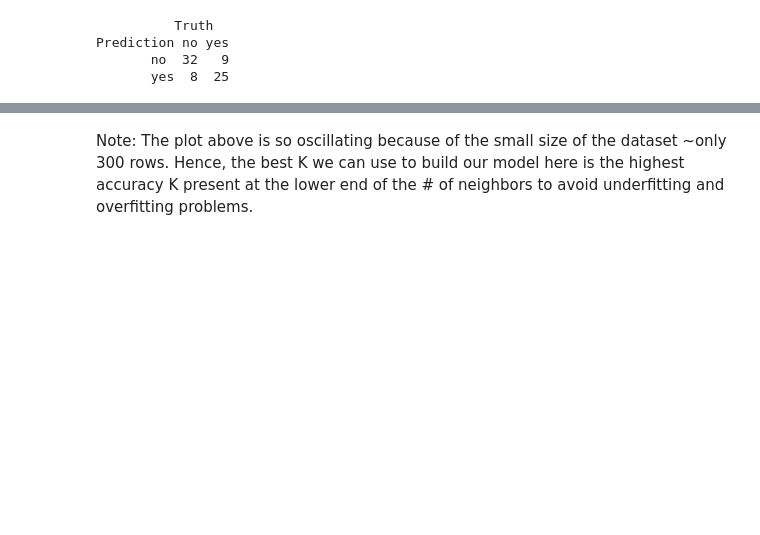
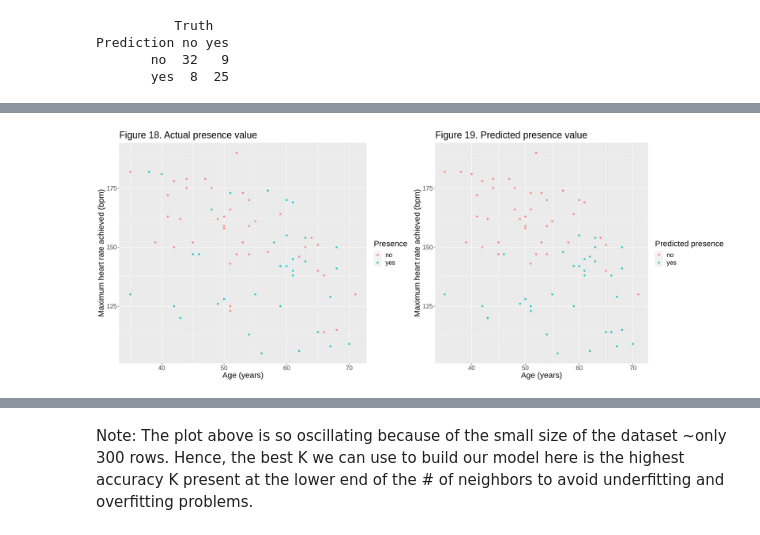
Before and after one commit to tashijain/DSCI100GroupProject, a Jupyter notebook: group_project_report.ipynb, the cells around one changed output, grey strips where cells are left out. Saved outputs shown, nothing was run; the diff lists cells and outputs as text; code cells hidden in the pictures; blank space fills up the shorter version.

```diff
--- a/group_project_report.ipynb
+++ b/group_project_report.ipynb
@@ -686,0 +683,19 @@ Prediction no yes
+# %%
+options(repr.plot.width = 20, repr.plot.height = 8)
+
+age_thalach_plot <- ggplot(hd_test_predictions, aes(x = age, y = thalach, color = presence)) +
+            geom_point(alpha = 0.8) +
+            labs(x = "Age (years)", y = "Maximum heart rate achieved (bpm)", colour = "Presence") +
+            theme(text = element_text(size = 18)) +
+            ggtitle("Figure 18. Actual presence value")
+
+
+age_thalach_preds <- ggplot(hd_test_predictions, aes(x = age, y = thalach, color = .pred_class)) +
+            geom_point(alpha = 0.8) +
+            labs(x = "Age (years)", y = "Maximum heart rate achieved (bpm)", colour = "Predicted presence") +
+            theme(text = element_text(size = 18)) +
+            ggtitle("Figure 19. Predicted presence value")
+
+plot_grid(age_thalach_plot, age_thalach_preds)
+# %% [output]
+[figure, added]
```
Also changed, not shown: parts of 17 cells of this notebook.
